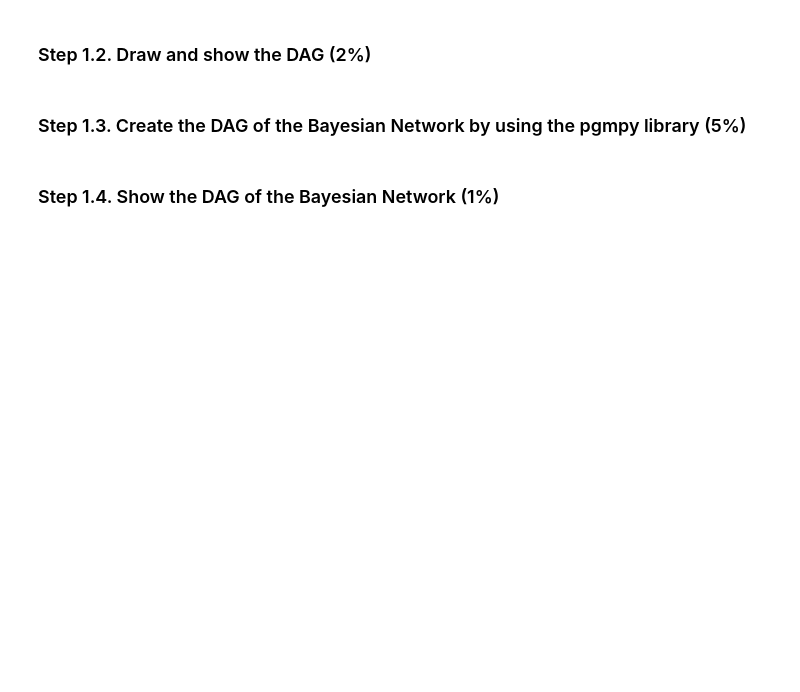
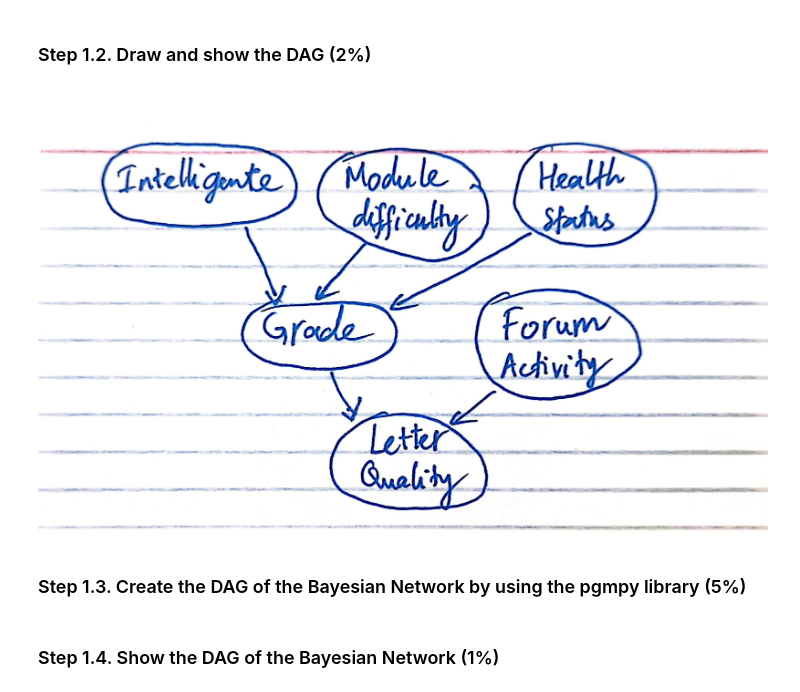
Before and after one commit to BuiHoangTu/ul.cs6462-probalistic-ai, a Jupyter notebook: Assignment_2_24005665.ipynb, the cells around one changed output. Saved outputs shown, nothing was run; the diff lists cells and outputs as text; code cells hidden in the pictures; blank space fills up the shorter version.

```diff
--- a/Assignment_2_24005665.ipynb
+++ b/Assignment_2_24005665.ipynb
@@ -44,7 +55,11 @@ Outline the problem in terms of:
 # %% [markdown]
 ### Step 1.2. Draw and show the DAG (2%)
 # %%
-# your code goes here
+from IPython.display import Image
+
+Image("https://raw.githubusercontent.com/BuiHoangTu/ul.cs6462/master/2_DAG.jpg")
+# %% [output]
+[figure, added]
 # %% [markdown]
 ### Step 1.3. Create the DAG of the Bayesian Network by using the pgmpy library (5%)
 # %%
```
Also changed, not shown: parts of 12 cells of this notebook.
